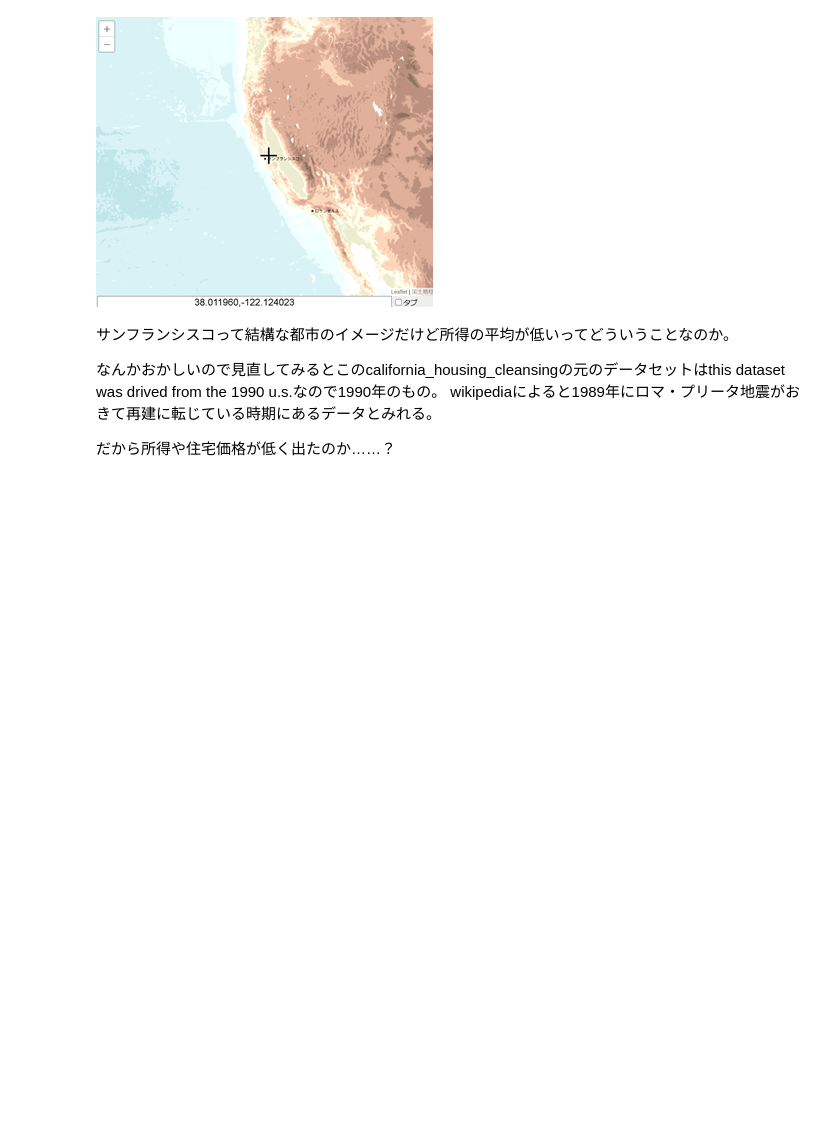
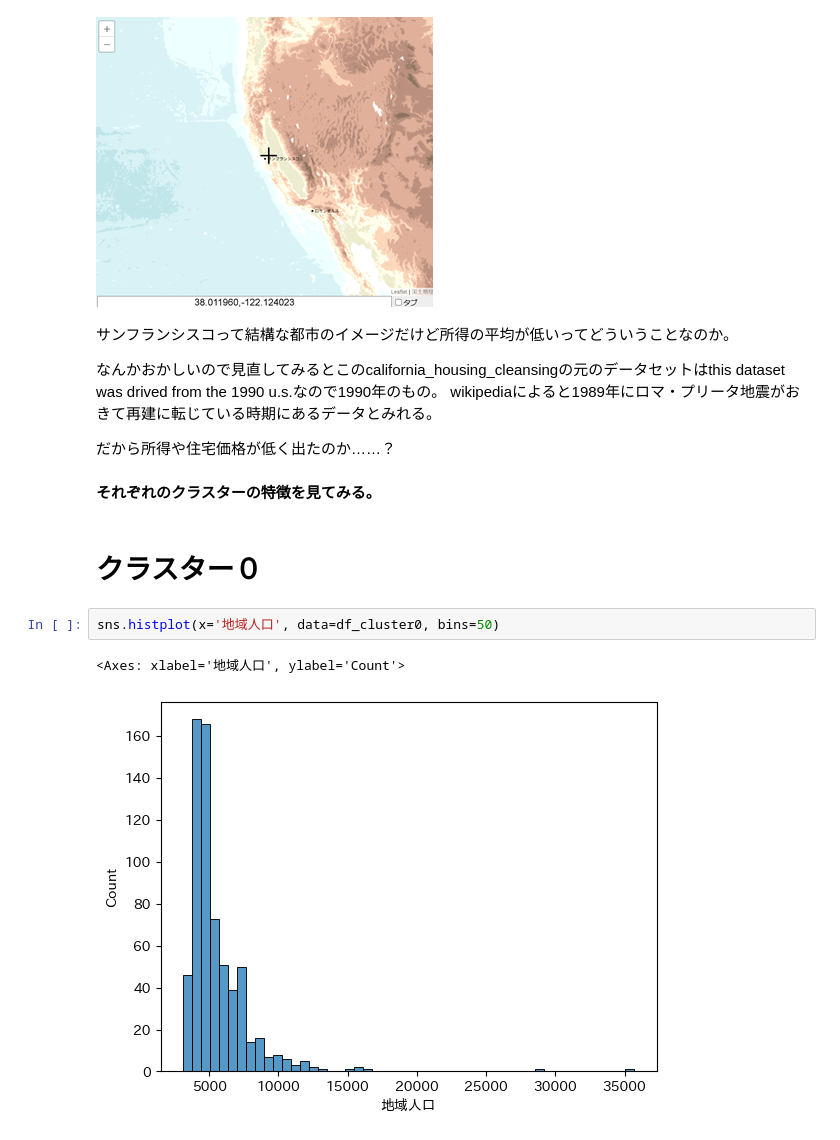
Before and after one commit to Inami-K/datescience_learning, a Jupyter notebook: クラスタリング/クラスタリングー演習.ipynb, the cells around one changed output. Cells and saved outputs as stored; diff of their text form; blank space fills up the shorter version.

```diff
--- a/クラスタリング/クラスタリングー演習.ipynb
+++ b/クラスタリング/クラスタリングー演習.ipynb
@@ -225,3 +220,12 @@ sanfrancisco_keidoido
 wikipediaによると1989年にロマ・プリータ地震がおきて再建に転じている時期にあるデータとみれる。
 
 だから所得や住宅価格が低く出たのか……？
+# %% [markdown]
+**それぞれのクラスターの特徴を見てみる。**
+# %% [markdown]
+# **クラスター０**
+# %%
+sns.histplot(x='地域人口', data=df_cluster0, bins=50)
+# %% [output]
+<Axes: xlabel='地域人口', ylabel='Count'>
+[figure, added]
```
Also changed, not shown: parts of 44 cells of this notebook.
